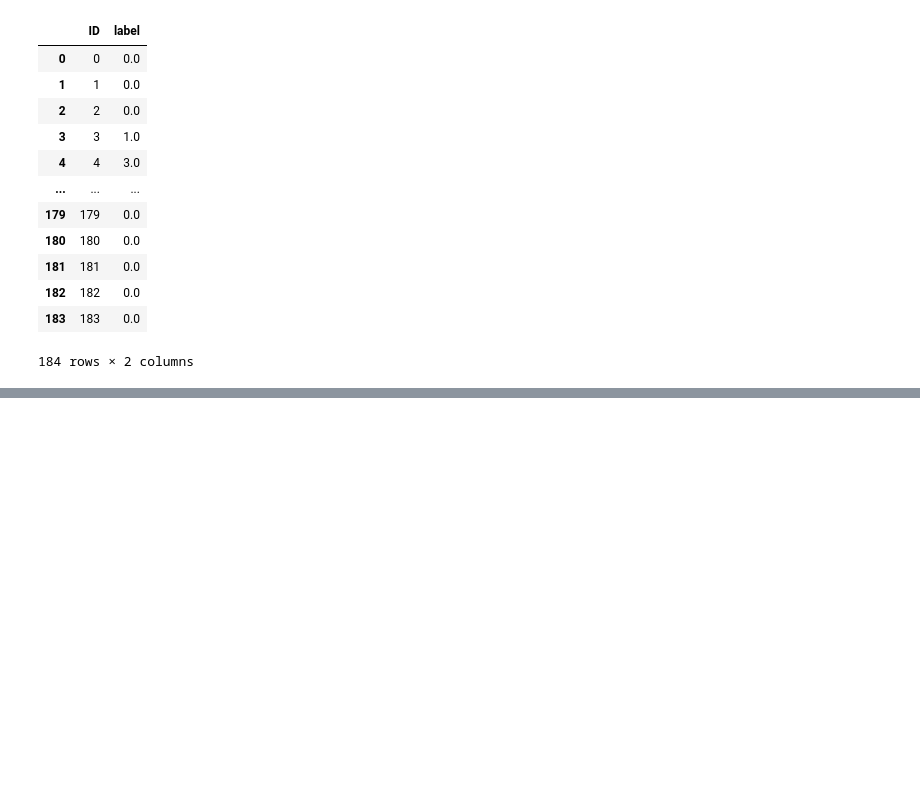
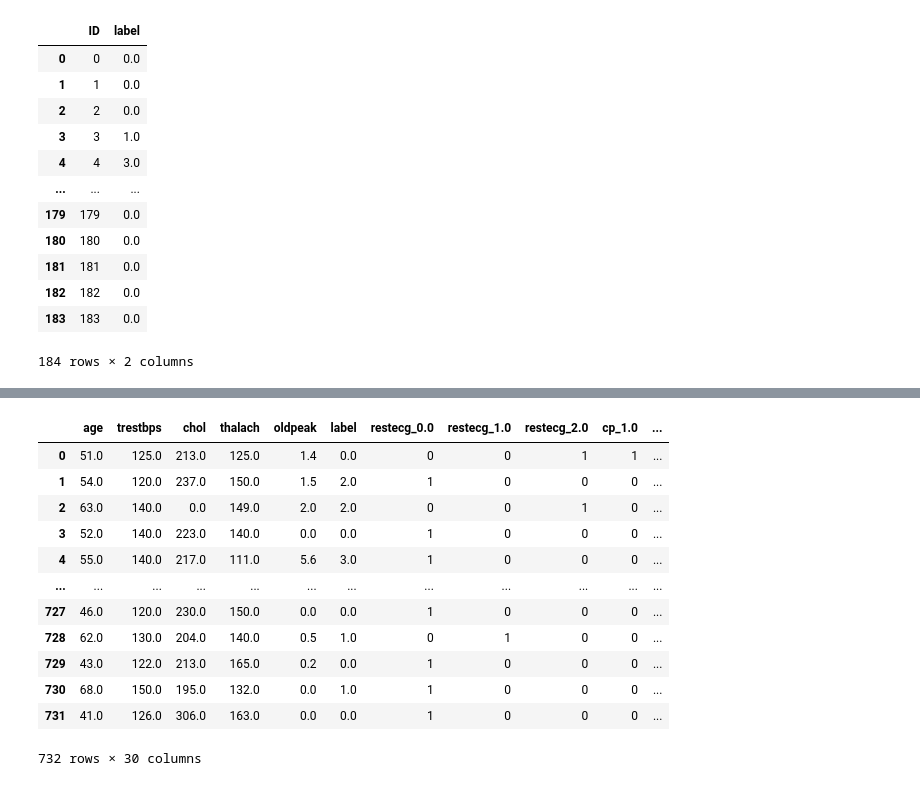
Before and after one commit to nachoreyesv/DATA_PROJECT_3, a Jupyter notebook: Ejecutable/Nacho/nacho_main.ipynb, the cells around one changed output, grey strips where cells are left out. Saved outputs shown, nothing was run; the diff lists cells and outputs as text; code cells hidden in the pictures; blank space fills up the shorter version.

```diff
--- a/Ejecutable/Nacho/nacho_main.ipynb
+++ b/Ejecutable/Nacho/nacho_main.ipynb
@@ -458,0 +479,19 @@ try3_df
+# %%
+import pandas as pd
+from sklearn.linear_model import LogisticRegression
+from sklearn.model_selection import train_test_split
+
+X = df_nuevo_train.drop('label', axis=1)
+y = df_nuevo_train['label']
+
+X_train, X_test, y_train, y_test = train_test_split(X, y, test_size=0.2, random_state=42)
+
+model = LogisticRegression(max_iter=1000)
+
+model.fit(X_train, y_train)
+
+coef_importance = pd.Series(model.coef_[0], index=X.columns)
+coef_importance = coef_importance.abs().sort_values(ascending=False)
+
+print("Variables con mayor peso en el modelo:")
+print(coef_importance)
@@ -458,0 +523,2 @@ try3_df
+# %%
+dict_cor = coef_importance.to_dict()
@@ -458,0 +545,8 @@ try3_df
+# %%
+for index, row in df_nuevo_train.iterrows():
+    score = 0.0
+    for col in df_nuevo_train.columns[:-1]:
+        if col in dict_cor:
+            if row[col] == 1:
+                score += dict_cor[col]
+    df_nuevo_train.at[index, 'score_by_correlation'] = score
@@ -458,0 +571,16 @@ try3_df
+# %%
+df_nuevo_train
+# %% [output]
+|  | age | trestbps | chol | thalach | oldpeak | label | restecg_0.0 | restecg_1.0 | restecg_2.0 | cp_1.0 | ... |
+| 0 | 51.0 | 125.0 | 213.0 | 125.0 | 1.4 | 0.0 | 0 | 0 | 1 | 1 | ... |
+| 1 | 54.0 | 120.0 | 237.0 | 150.0 | 1.5 | 2.0 | 1 | 0 | 0 | 0 | ... |
+| 2 | 63.0 | 140.0 | 0.0 | 149.0 | 2.0 | 2.0 | 0 | 0 | 1 | 0 | ... |
+| 3 | 52.0 | 140.0 | 223.0 | 140.0 | 0.0 | 0.0 | 1 | 0 | 0 | 0 | ... |
+| 4 | 55.0 | 140.0 | 217.0 | 111.0 | 5.6 | 3.0 | 1 | 0 | 0 | 0 | ... |
+| ... | ... | ... | ... | ... | ... | ... | ... | ... | ... | ... | ... |
+| 727 | 46.0 | 120.0 | 230.0 | 150.0 | 0.0 | 0.0 | 1 | 0 | 0 | 0 | ... |
+| 728 | 62.0 | 130.0 | 204.0 | 140.0 | 0.5 | 1.0 | 0 | 1 | 0 | 0 | ... |
+| 729 | 43.0 | 122.0 | 213.0 | 165.0 | 0.2 | 0.0 | 1 | 0 | 0 | 0 | ... |
+| 730 | 68.0 | 150.0 | 195.0 | 132.0 | 0.0 | 1.0 | 1 | 0 | 0 | 0 | ... |
+| 731 | 41.0 | 126.0 | 306.0 | 163.0 | 0.0 | 0.0 | 1 | 0 | 0 | 0 | ... |
+732 rows × 30 columns
```
Also changed, not shown: parts of 26 cells of this notebook, 3 other files.
